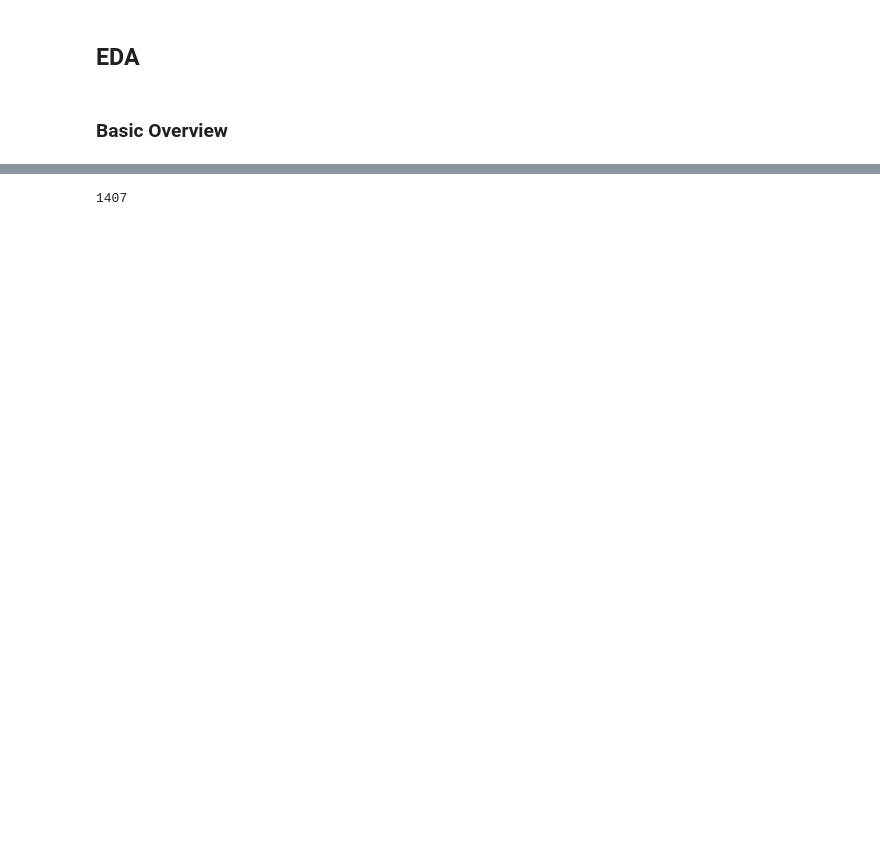
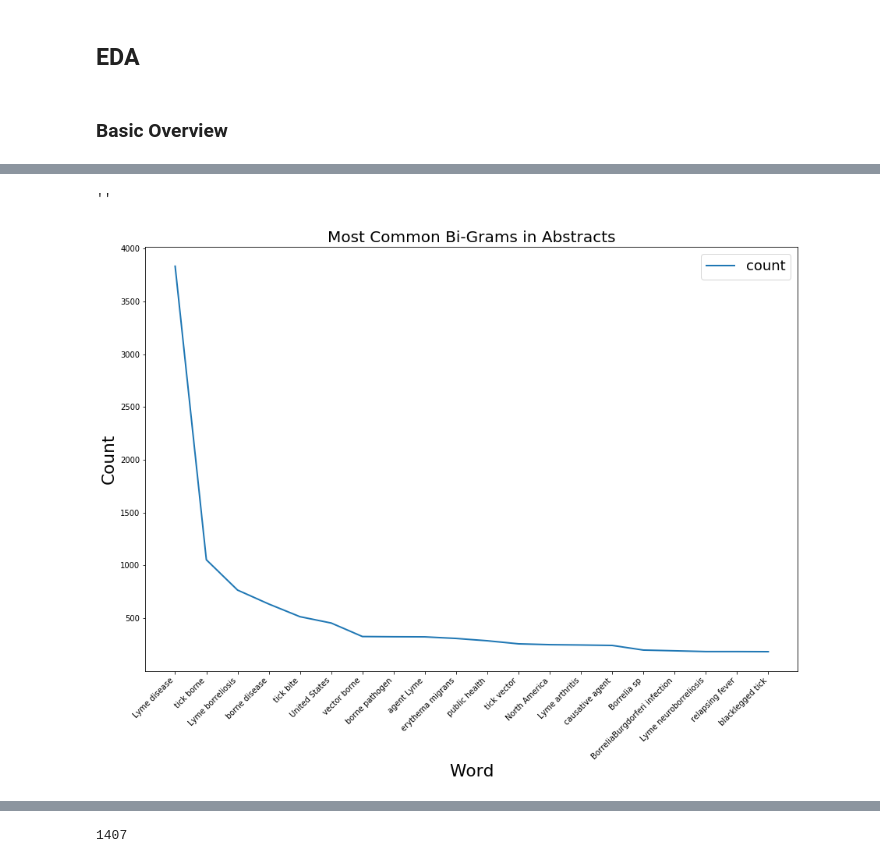
Before and after one commit to PlaybookData/Lyme-Disease-Framing-Analysis, a Jupyter notebook: DataAnalysis.ipynb, the cells around one changed output, grey strips where cells are left out. Drawn from its saved outputs; the diff is of its cells as text; code cells hidden in the pictures; blank space fills up the shorter version.

```diff
--- a/DataAnalysis.ipynb
+++ b/DataAnalysis.ipynb
@@ -919,0 +728,3 @@ plt.title('Length of Abstracts in PubMed Results');
+# %%
+mostCommonBigrams = documentNgrams(LymeDisease.abstractLemmaNoStopNLTK, 2, 20)
+mostCommonBigrams
@@ -919,0 +824,10 @@ plt.title('Length of Abstracts in PubMed Results');
+# %%
+mostCommonBigrams.plot(x='words', y='count')
+plt.xlabel('Word')
+plt.ylabel('Count')
+plt.title('Most Common Bi-Grams in Abstracts')
+plt.xticks(mostCommonBigrams.index, list(mostCommonBigrams.words), rotation=45, ha='right')
+;
+# %% [output]
+''
+[figure, added]
```
Also changed, not shown: parts of 146 cells of this notebook, 2 other files.
